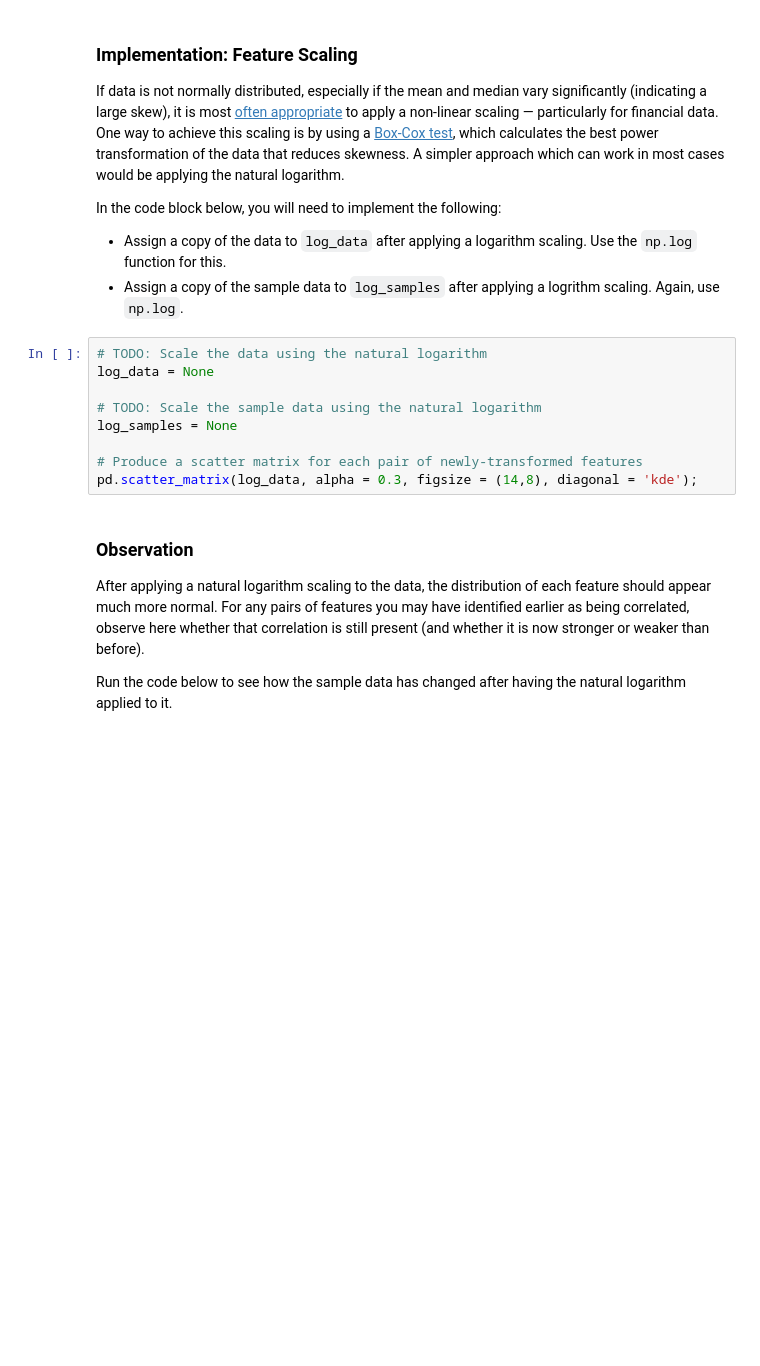
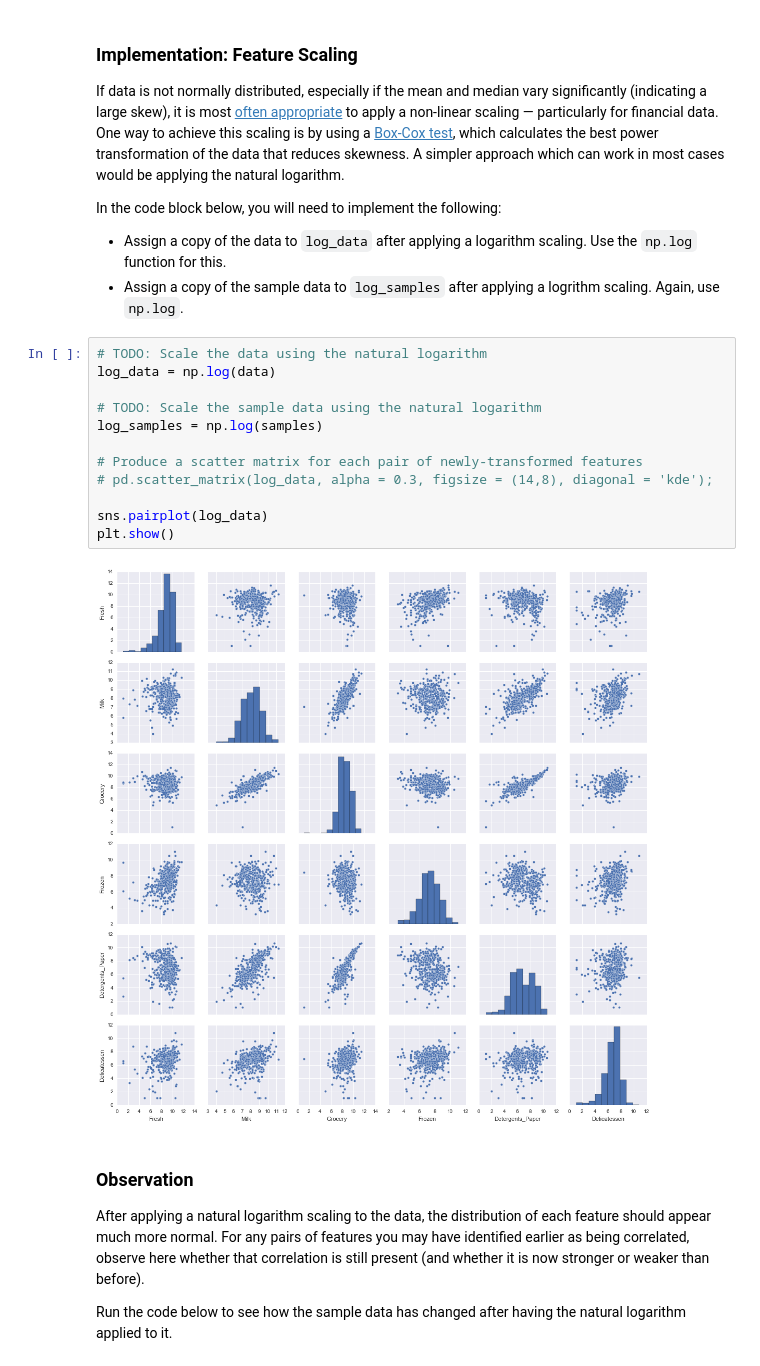
Before and after one commit to h-shib/creating_customer_segments, a Jupyter notebook: customer_segments.ipynb, the cells around one changed output. Saved outputs shown, nothing was run; the diff lists cells and outputs as text; blank space fills up the shorter version.

```diff
--- a/customer_segments.ipynb
+++ b/customer_segments.ipynb
@@ -180,13 +181,18 @@ In the code block below, you will need to implement the following:
  - Assign a copy of the sample data to `log_samples` after applying a logrithm scaling. Again, use `np.log`.
 # %%
 # TODO: Scale the data using the natural logarithm
-log_data = None
+log_data = np.log(data)
 
 # TODO: Scale the sample data using the natural logarithm
-log_samples = None
+log_samples = np.log(samples)
 
 # Produce a scatter matrix for each pair of newly-transformed features
-pd.scatter_matrix(log_data, alpha = 0.3, figsize = (14,8), diagonal = 'kde');
+# pd.scatter_matrix(log_data, alpha = 0.3, figsize = (14,8), diagonal = 'kde');
+
+sns.pairplot(log_data)
+plt.show()
+# %% [output]
+[figure, added]
 # %% [markdown]
 ### Observation
 After applying a natural logarithm scaling to the data, the distribution of each feature should appear much more normal. For any pairs of features you may have identified earlier as being correlated, observe here whether that correlation is still present (and whether it is now stronger or weaker than before).
```
Also changed, not shown: parts of 10 cells of this notebook.
